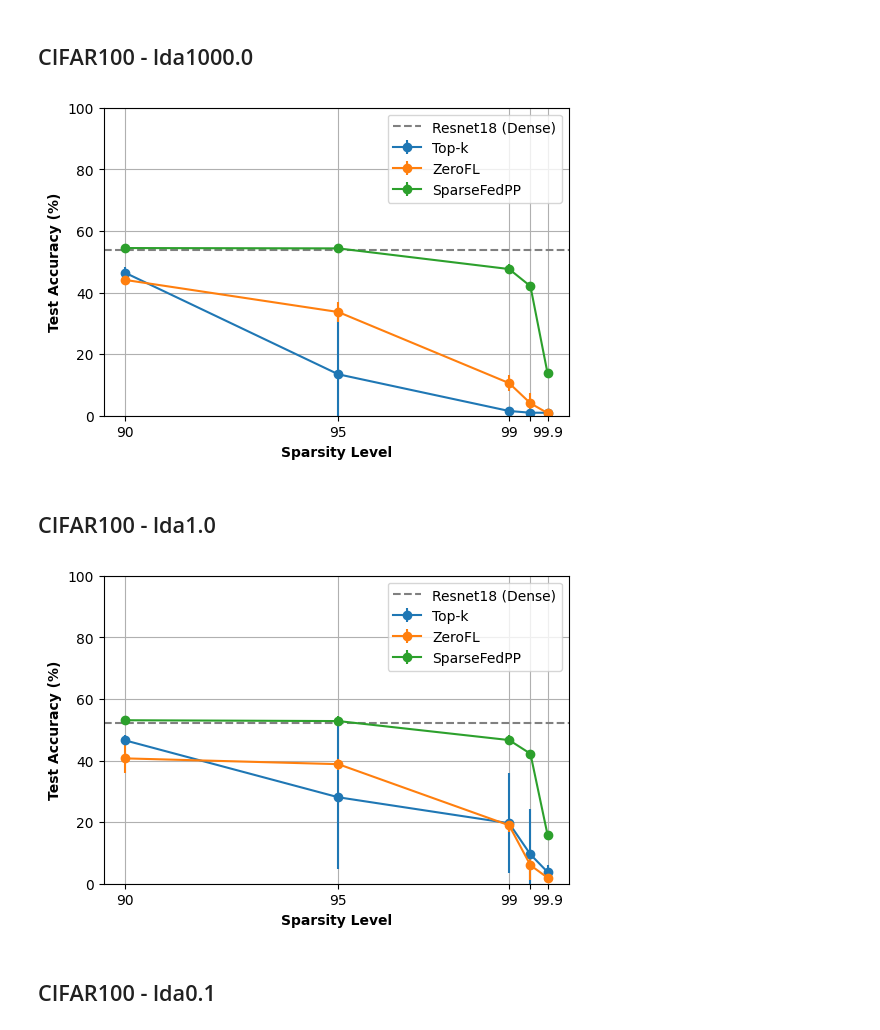
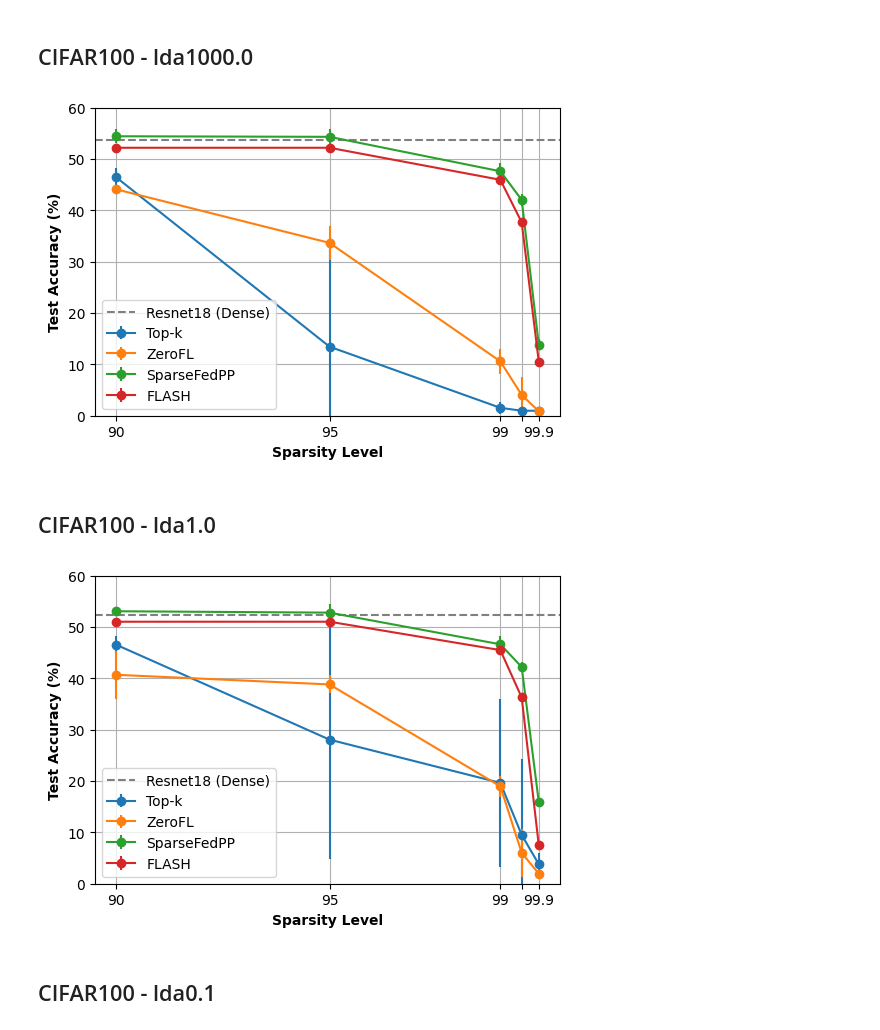
Before and after one commit to relogu/fl_powerpropagation, a Jupyter notebook: plotting/plots/plot-accuracy_degradation.ipynb, the cells around one changed output. Drawn from its saved outputs; the diff is of its cells as text; code cells hidden in the pictures.

Commit message:
Local: - Added new configuration files for local exp; - modified some plotting notebooks;

```diff
--- a/plotting/plots/plot-accuracy_degradation.ipynb
+++ b/plotting/plots/plot-accuracy_degradation.ipynb
@@ -76,7 +80,7 @@ plt.show()
 sparsity_levels = [90, 95, 99, 99.5, 99.9]
 
 # Model names to include
-models = ["Top-k", "ZeroFL", "SparseFedPP"]
+models = ["Top-k", "ZeroFL", "SparseFedPP", "FLASH"]
 
 # Model performance data (accuracy)
 performance_data = [
@@ -92,6 +96,10 @@ performance_data = [
         "mean": [82.13, 82.60, 77.71, 70.01, 51.39],
         "std": [1.53, 1.58, 1.69, 0.43, 3.19],
     },
+    {
+        "mean": [81.57, 81.57, 76.46, 71.78, 35.05],
+        "std": [0.00, 0.00, 0.00, 0.00, 0.00],
+    },
 ]
 
 # Resnet18 performance as a threshold (using first value as Resnet18 accuracy)
@@ -136,7 +144,7 @@ plt.show()
 sparsity_levels = [90, 95, 99, 99.5, 99.9]
 
 # Model names to include
-models = ["Top-k", "ZeroFL", "SparseFedPP"]
+models = ["Top-k", "ZeroFL", "SparseFedPP", "FLASH"]
 
 # Model performance data (accuracy)
 performance_data = [
@@ -152,6 +160,10 @@ performance_data = [
         "mean": [75.00, 75.95, 63.69, 56.79, 43.68],
         "std": [2.78, 3.39, 3.90, 3.97, 7.61],
     },
+    {
+        "mean": [70.61, 70.61, 57.59, 53.46, 23.41],
+        "std": [0.00, 0.00, 0.00, 0.00, 0.00],
+    },
 ]
 
 # Resnet18 performance as a threshold (using first value as Resnet18 accuracy)
@@ -196,7 +208,7 @@ plt.show()
 sparsity_levels = [90, 95, 99, 99.5, 99.9]
 
 # Model names to include
-models = ["Top-k", "ZeroFL", "SparseFedPP"]
+models = ["Top-k", "ZeroFL", "SparseFedPP", "FLASH"]
 
 # Model performance data (accuracy)
 performance_data = [
@@ -212,6 +224,10 @@ performance_data = [
         "mean": [54.44, 54.33, 47.62, 42.05, 13.85],
         "std": [1.33, 1.48, 1.67, 1.21, 1.01],
     },
+    {
+        "mean": [52.2, 52.2, 45.96, 37.67, 10.55],
+        "std": [0.00, 0.00, 0.00, 0.00, 0.00],
+    },
 ]
 
 # Resnet18 performance as a threshold (using first value as Resnet18 accuracy)
@@ -242,13 +258,13 @@ xticks_labels = [
 ]
 plt.xticks(sparsity_levels, xticks_labels)
 
-plt.ylim(0, 100)  # Set the y-axis limits
+plt.ylim(0, 60)  # Set the y-axis limits
 
 plt.legend()
 plt.grid(True)
 plt.show()
 # %% [output]
-[figure, old version]
+[figure, new version]
 # %% [markdown]
 ## CIFAR100 - lda1.0
 # %%
@@ -256,7 +272,7 @@ plt.show()
 sparsity_levels = [90, 95, 99, 99.5, 99.9]
 
 # Model names to include
-models = ["Top-k", "ZeroFL", "SparseFedPP"]
+models = ["Top-k", "ZeroFL", "SparseFedPP", "FLASH"]
 
 # Model performance data (accuracy)
 performance_data = [
@@ -272,6 +288,10 @@ performance_data = [
         "mean": [53.08, 52.81, 46.64, 42.21, 15.96],
         "std": [0.90, 1.72, 1.59, 1.03, 0.64],
     },
+    {
+        "mean": [51.04, 51.04, 45.51, 36.28, 7.55],
+        "std": [0.00, 0.00, 0.00, 0.00, 0.00],
+    },
 ]
 
 # Resnet18 performance as a threshold (using first value as Resnet18 accuracy)
@@ -280,35 +300,35 @@ resnet18_threshold = 52.29
 plt.figure(figsize=(6, 4))
 
 # Plot each model's performance at different sparsity levels with error bars
 for i, model in enumerate(models):
     mean_values = performance_data[i]["mean"]
     std_values = performance_data[i]["std"]
     plt.errorbar(sparsity_levels, mean_values, yerr=std_values, label=model, marker="o")
 
 # Plot Resnet18 threshold line
 plt.axhline(
     y=resnet18_threshold, color="gray", linestyle="--", label="Resnet18 (Dense)"
 )
 
 # Set plot properties
 # plt.title('Model Performance at Different Sparsity Levels')
 plt.xlabel("Sparsity Level", fontweight="bold")  # Make x-axis label bold
 plt.ylabel("Test Accuracy (%)", fontweight="bold")  # Make y-axis label bold
 
 # plt.xticks(sparsity_levels)
 to_be_removed = 99.5
 xticks_labels = [
     str(sparsity) if sparsity != to_be_removed else "" for sparsity in sparsity_levels
 ]
 plt.xticks(sparsity_levels, xticks_labels)
 
-plt.ylim(0, 100)  # Set the y-axis limits
+plt.ylim(0, 60)  # Set the y-axis limits
 
 plt.legend()
 plt.grid(True)
 plt.show()
 # %% [output]
-[figure, old version]
+[figure, new version]
 # %% [markdown]
 ## CIFAR100 - lda0.1
 # %%
```
Also changed, not shown: parts of 12 cells of this notebook, 6 other files.
